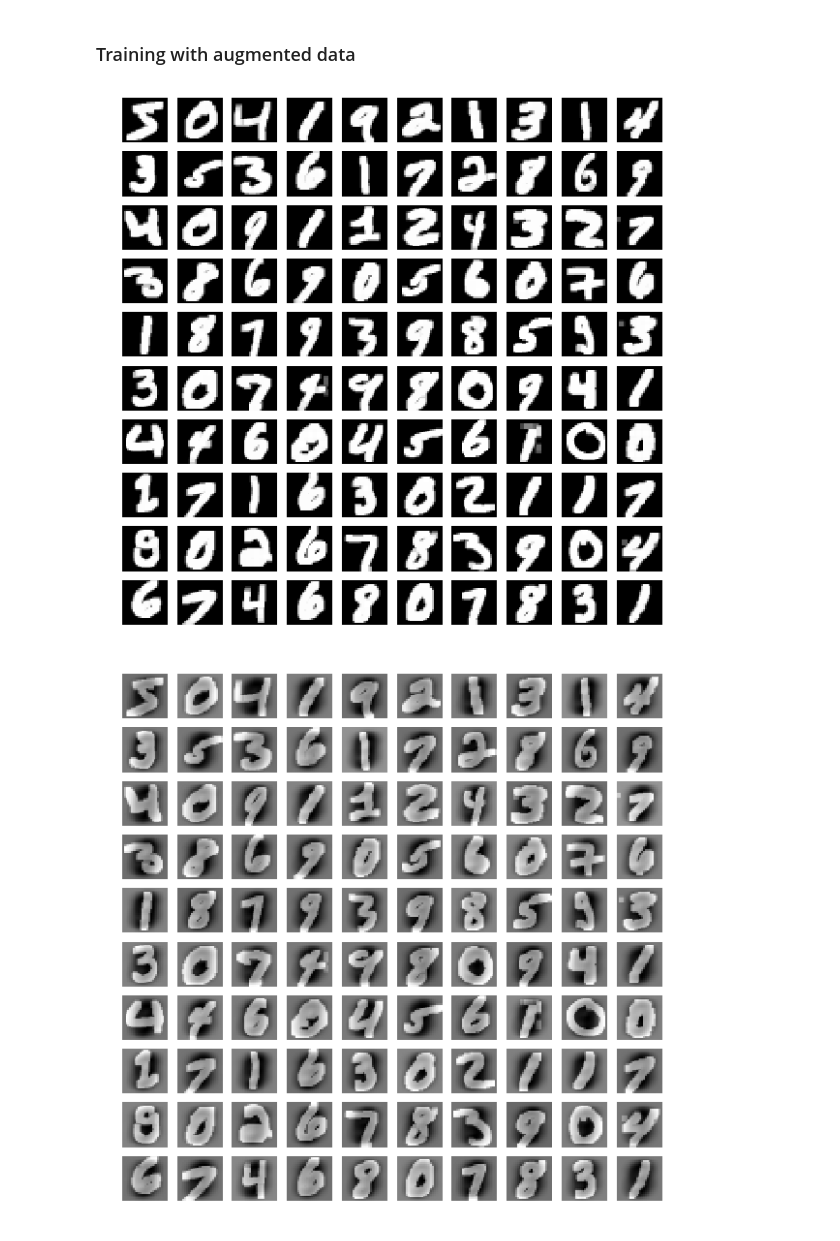
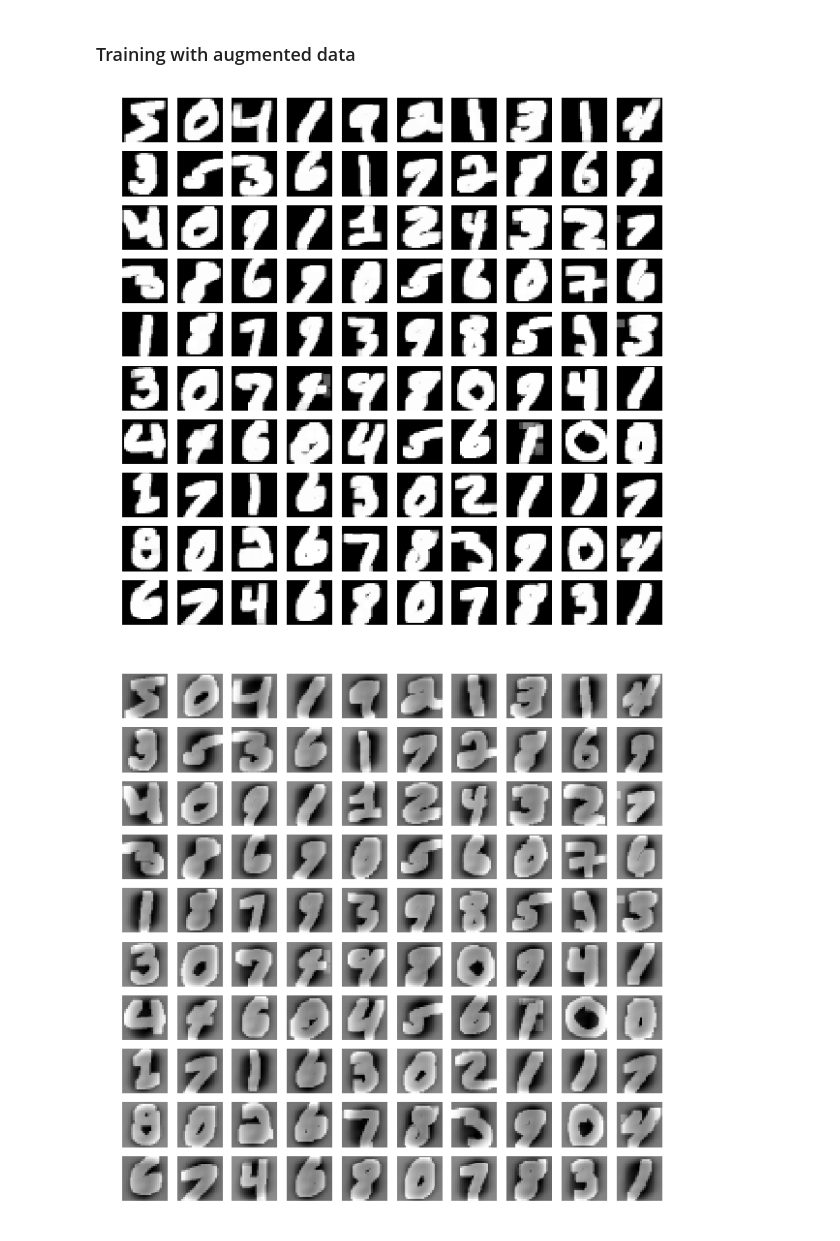
Before and after one commit to shamshad-npti/data-analytics, a Jupyter notebook: mnist-numpy/neural-network-mnist-numpy.ipynb, the cells around one changed output. Saved outputs shown, nothing was run; the diff lists cells and outputs as text; code cells hidden in the pictures.

```diff
--- a/mnist-numpy/neural-network-mnist-numpy.ipynb
+++ b/mnist-numpy/neural-network-mnist-numpy.ipynb
@@ -445,7 +445,7 @@ for i in range(25):
 # %% [markdown]
 ### Training with augmented data
 # %%
-grid = (3, 3)
+grid = (4, 4)
 augmented_train = mnist.augment_feature(mnist.train_image.data, grid=grid)
 augmented_test = mnist.augment_feature(mnist.test_image.data, grid=grid)
 # %%
@@ -458,15 +458,15 @@ all_feature_test = np.concatenate([mnist.test_image.normalized_data, augmented_t
 # %%
 fig = plt.figure(figsize=(10, 10))
 for i in range(100):
     fig.add_subplot(10, 10, i + 1).axis("off")
-    plt.imshow(augmented_train[i,:].reshape(26,26), figure=fig)
+    plt.imshow(augmented_train[i,:].reshape(25,25), figure=fig)
 # %% [output]
-[figure, old version]
+[figure, new version]
 # %%
 fig = plt.figure(figsize=(10, 10))
 for i in range(100):
     fig.add_subplot(10, 10, i + 1).axis("off")
-    plt.imshow(augmented_train_norm[i,:].reshape(26,26), figure=fig)
+    plt.imshow(augmented_train_norm[i,:].reshape(25,25), figure=fig)
 # %% [output]
-[figure, old version]
+[figure, new version]
 # %%
```
Also changed, not shown: parts of 13 cells of this notebook.
